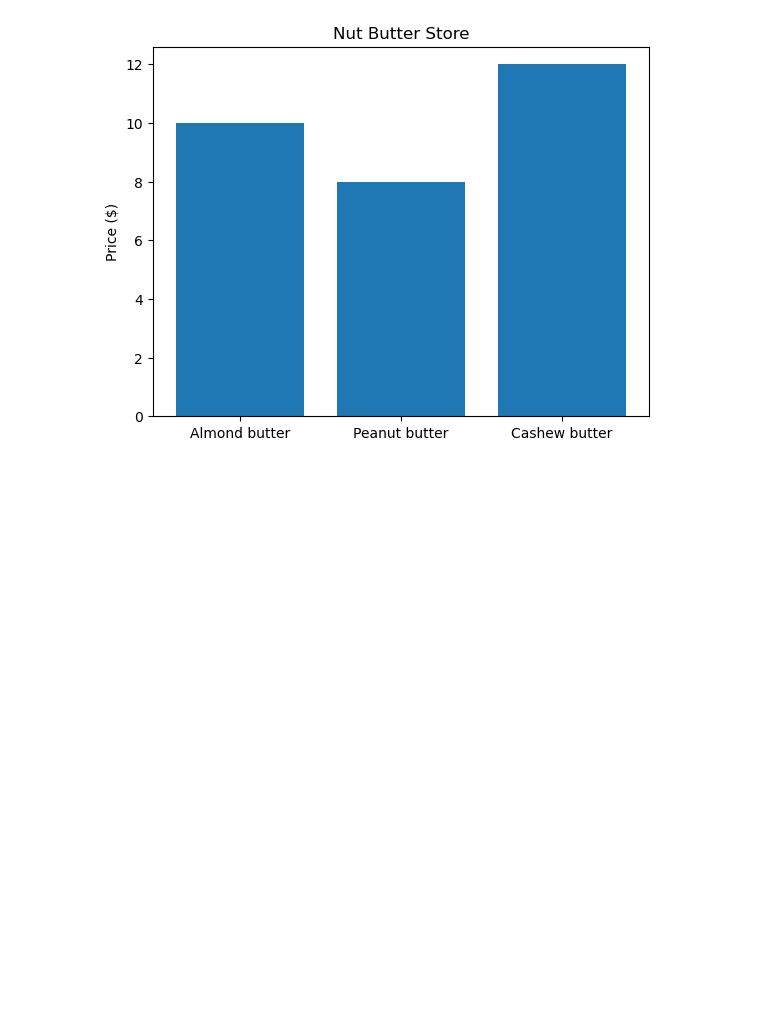
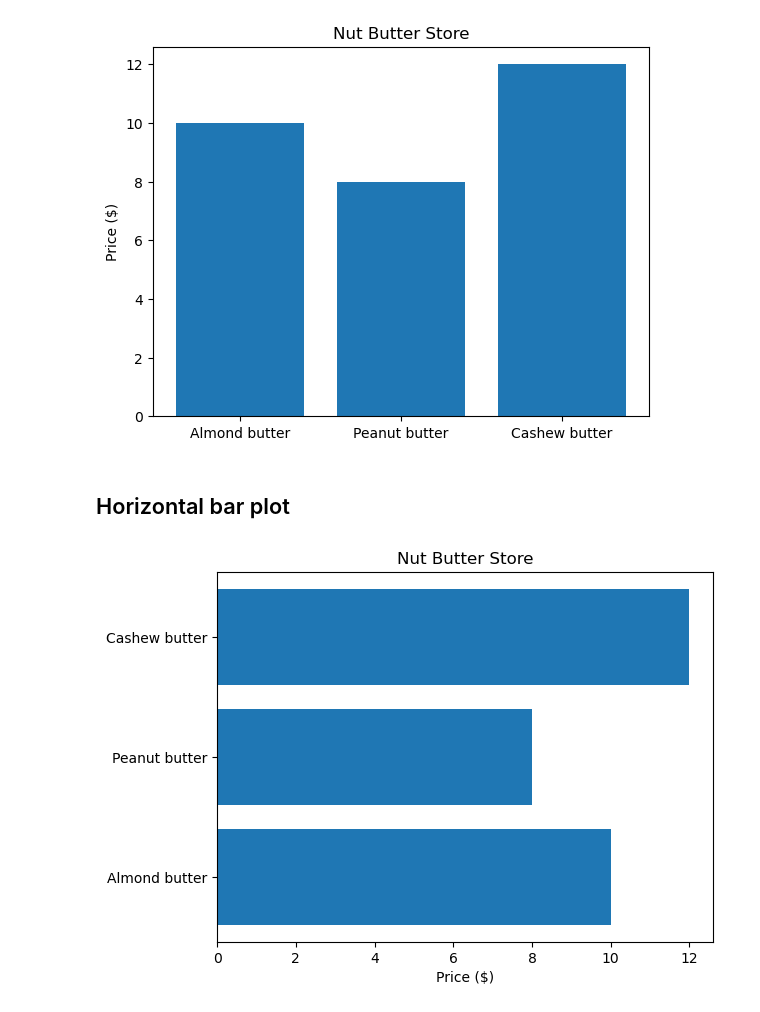
Before and after one commit to junaidknows/ml-study-projects, a Jupyter notebook: Introduction to Matplotlib.ipynb, the cells around one changed output. Saved outputs shown, nothing was run; the diff lists cells and outputs as text; code cells hidden in the pictures; blank space fills up the shorter version.

Commit message:
Learned histograms and multiple subplot techniques; explored two different plotting approaches and implemented various chart types, including line, scatter, bar, and histogram plots.

```diff
--- a/Introduction to Matplotlib.ipynb
+++ b/Introduction to Matplotlib.ipynb
@@ -145,3 +145,17 @@ ax.set(title="Nut Butter Store", ylabel="Price ($)")
 plt.show()
 # %% [output]
 [figure]
+# %% [markdown]
+## Horizontal bar plot
+# %%
+#Created a horizontal bar plot using the same data from a python dictionary
+
+nut_butter_prices = {"Almond butter": 10,
+                        "Peanut butter": 8,
+                        "Cashew butter": 12}
+fig, ax = plt.subplots()
+ax.barh(list(nut_butter_prices.keys()), list(nut_butter_prices.values())) #ax.barh() is used to create a horizontal bar plot and list is used to convert the dictionary keys and values into a list
+ax.set(title="Nut Butter Store", xlabel="Price ($)")
+plt.show()
+# %% [output]
+[figure, added]
```
Also changed, not shown: parts of 5 cells of this notebook.
